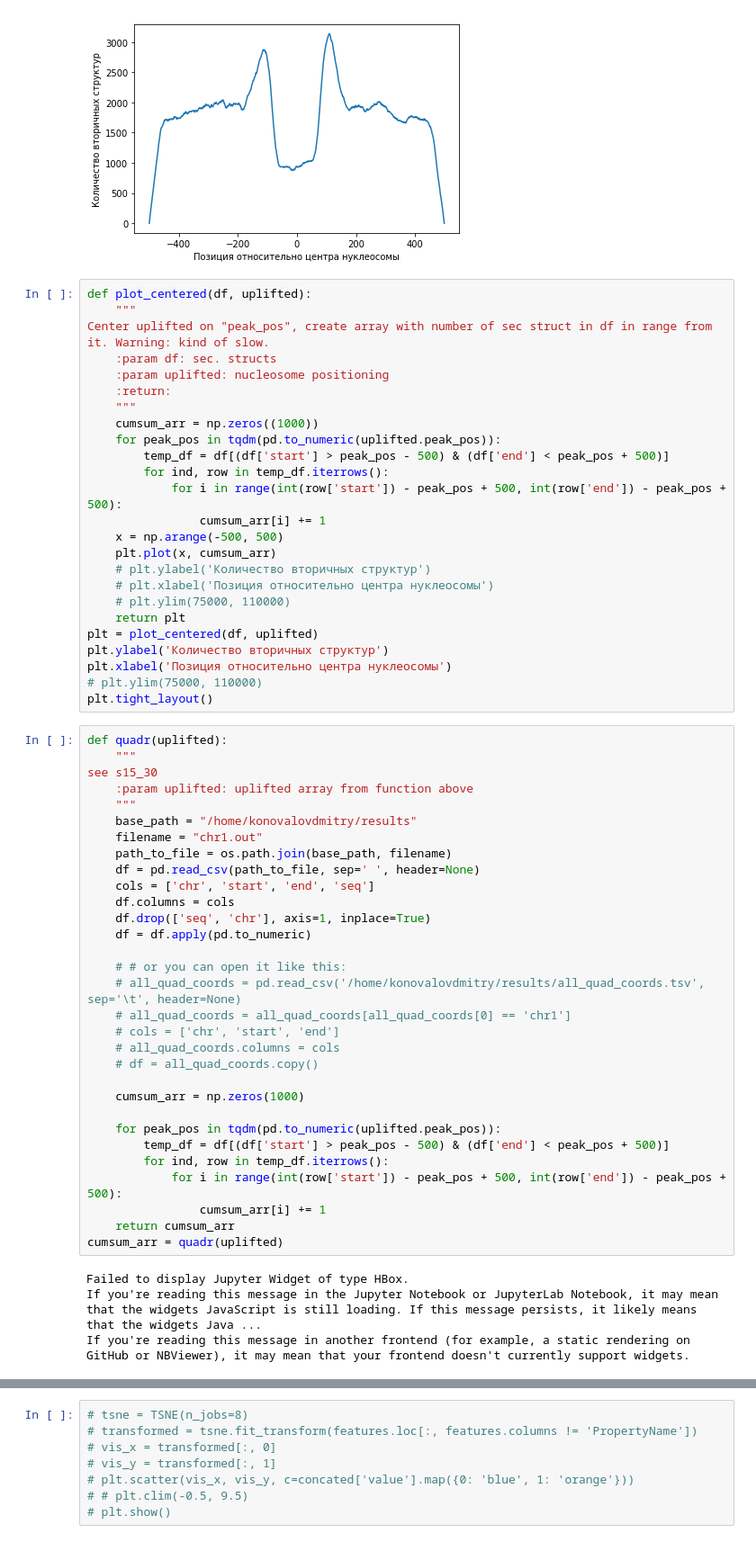
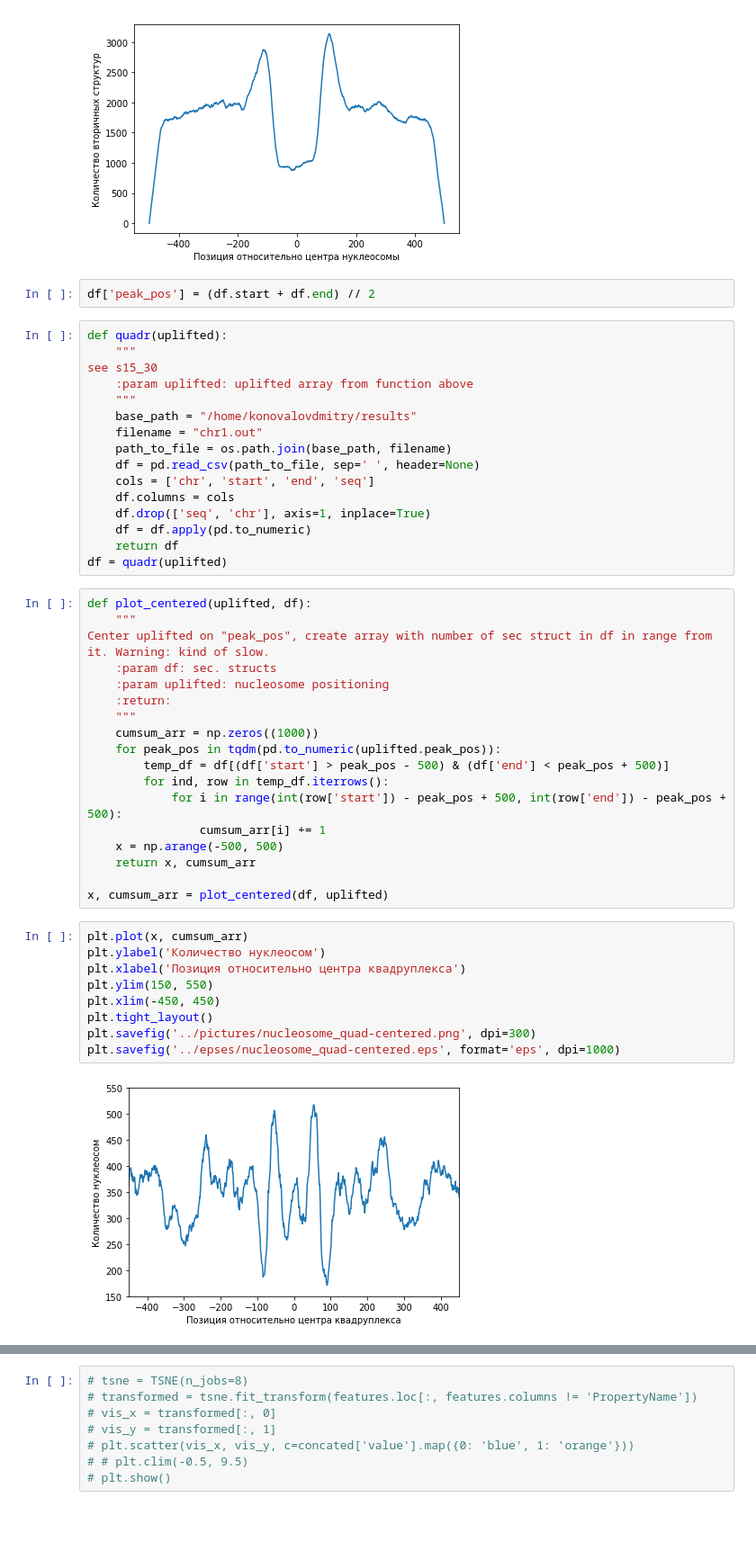
Before and after one commit to eamag/secpunct, a Jupyter notebook: notebooks/prototyping.ipynb, the cells around one changed output, grey strips where cells are left out. Shown at 90% size. Saved outputs shown, nothing was run; the diff lists cells and outputs as text; blank space fills up the shorter version.

```diff
--- a/notebooks/prototyping.ipynb
+++ b/notebooks/prototyping.ipynb
@@ -192,8 +209,26 @@ plt.savefig('../pictures/chr1_S16-50_nucleosome-centered.png', dpi=300)
 plt.savefig('../epses/chr1_S16-50_nucleosome-centered.eps', format='eps', dpi=1000)
 # %% [output]
 [figure]
+# %%
+df['peak_pos'] = (df.start + df.end) // 2
+# %%
+def quadr(uplifted):
+    """
+see s15_30
+    :param uplifted: uplifted array from function above
+    """
+    base_path = "/home/konovalovdmitry/results"
+    filename = "chr1.out"
+    path_to_file = os.path.join(base_path, filename)
+    df = pd.read_csv(path_to_file, sep=' ', header=None)
+    cols = ['chr', 'start', 'end', 'seq']
+    df.columns = cols
+    df.drop(['seq', 'chr'], axis=1, inplace=True)
+    df = df.apply(pd.to_numeric)
+    return df
+df = quadr(uplifted)
 # %%
-def plot_centered(df, uplifted):
+def plot_centered(uplifted, df):
     """
 Center uplifted on "peak_pos", create array with number of sec struct in df in range from it. Warning: kind of slow.
     :param df: sec. structs
@@ -207,51 +242,20 @@ Center uplifted on "peak_pos", create array with number of sec struct in df in r
             for i in range(int(row['start']) - peak_pos + 500, int(row['end']) - peak_pos + 500):
                 cumsum_arr[i] += 1
     x = np.arange(-500, 500)
-    plt.plot(x, cumsum_arr)
-    # plt.ylabel('Количество вторичных структур')
-    # plt.xlabel('Позиция относительно центра нуклеосомы')
-    # plt.ylim(75000, 110000)
-    return plt
-plt = plot_centered(df, uplifted)
-plt.ylabel('Количество вторичных структур')
-plt.xlabel('Позиция относительно центра нуклеосомы')
-# plt.ylim(75000, 110000)
-plt.tight_layout()
+    return x, cumsum_arr
+
+x, cumsum_arr = plot_centered(df, uplifted)
-# %%
-def quadr(uplifted):
-    """
-see s15_30
-    :param uplifted: uplifted array from function above
-    """
-    base_path = "/home/konovalovdmitry/results"
-    filename = "chr1.out"
-    path_to_file = os.path.join(base_path, filename)
-    df = pd.read_csv(path_to_file, sep=' ', header=None)
-    cols = ['chr', 'start', 'end', 'seq']
-    df.columns = cols
-    df.drop(['seq', 'chr'], axis=1, inplace=True)
-    df = df.apply(pd.to_numeric)
-
-    # # or you can open it like this:
-    # all_quad_coords = pd.read_csv('/home/konovalovdmitry/results/all_quad_coords.tsv', sep='\t', header=None)
-    # all_quad_coords = all_quad_coords[all_quad_coords[0] == 'chr1']
-    # cols = ['chr', 'start', 'end']
-    # all_quad_coords.columns = cols
-    # df = all_quad_coords.copy()
-
-    cumsum_arr = np.zeros(1000)
-
-    for peak_pos in tqdm(pd.to_numeric(uplifted.peak_pos)):
-        temp_df = df[(df['start'] > peak_pos - 500) & (df['end'] < peak_pos + 500)]
-        for ind, row in temp_df.iterrows():
-            for i in range(int(row['start']) - peak_pos + 500, int(row['end']) - peak_pos + 500):
-                cumsum_arr[i] += 1
-    return cumsum_arr
-cumsum_arr = quadr(uplifted)
-# %% [output]
-Failed to display Jupyter Widget of type HBox.
-If you're reading this message in the Jupyter Notebook or JupyterLab Notebook, it may mean that the widgets JavaScript is still loading. If this message persists, it likely means that the widgets Java ...
-If you're reading this message in another frontend (for example, a static rendering on GitHub or NBViewer), it may mean that your frontend doesn't currently support widgets.
+# %%
+plt.plot(x, cumsum_arr)
+plt.ylabel('Количество нуклеосом')
+plt.xlabel('Позиция относительно центра квадруплекса')
+plt.ylim(150, 550)
+plt.xlim(-450, 450)
+plt.tight_layout()
+plt.savefig('../pictures/nucleosome_quad-centered.png', dpi=300)
+plt.savefig('../epses/nucleosome_quad-centered.eps', format='eps', dpi=1000)
+# %% [output]
+[figure, added]
 # %%
 x = np.arange(-500, 500)
 plt.plot(x, cumsum_arr)
```
Also changed, not shown: parts of 5 cells of this notebook, 11 other files.
